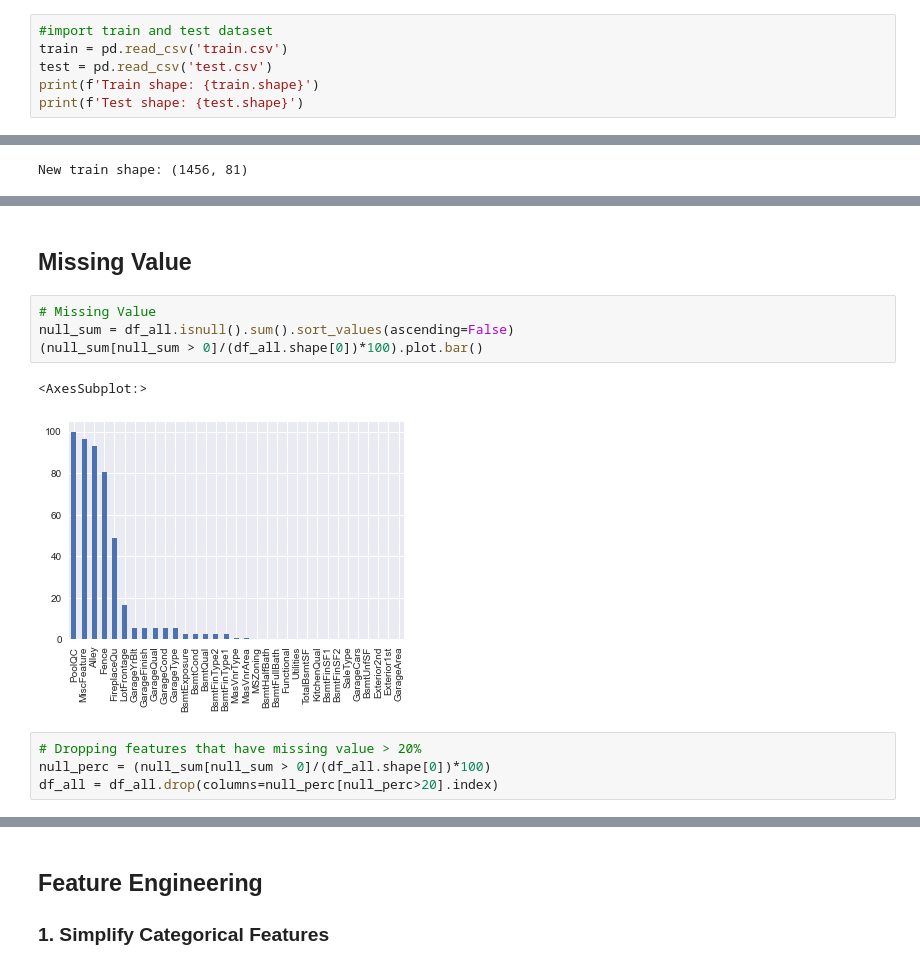
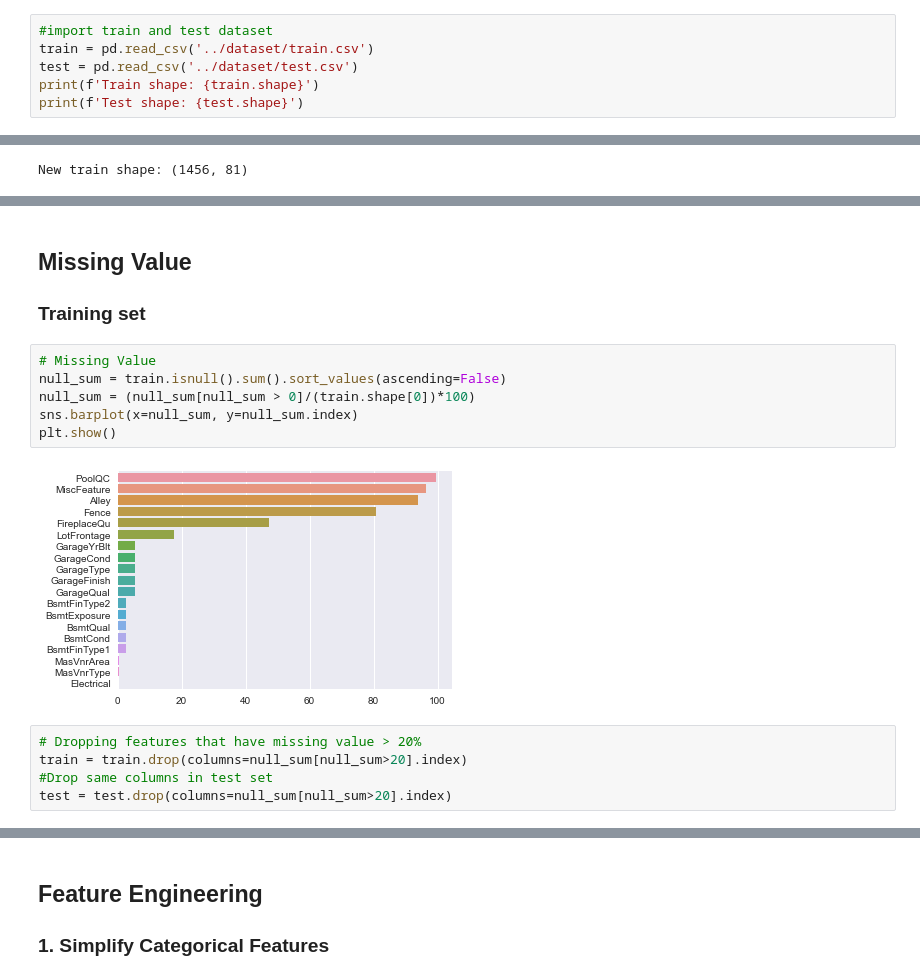
Before and after one commit to wongxingyik/Kaggle-House-Price-Prediction, a Jupyter notebook: Notebook/BlendingEnsemble_StackRegressor.ipynb, the cells around one changed output, grey strips where cells are left out. Cells and saved outputs as stored; diff of their text form.

```diff
--- a/Notebook/BlendingEnsemble_StackRegressor.ipynb
+++ b/Notebook/BlendingEnsemble_StackRegressor.ipynb
@@ -22,8 +23,8 @@ plt.style.use('seaborn')
 ## Import Data
 # %%
 #import train and test dataset
-train = pd.read_csv('train.csv')
-test = pd.read_csv('test.csv')
+train = pd.read_csv('../dataset/train.csv')
+test = pd.read_csv('../dataset/test.csv')
 print(f'Train shape: {train.shape}')
 print(f'Test shape: {test.shape}')
 # %% [output]
@@ -64,13 +57,16 @@ Concated shape: (2915, 79)
 # %% [markdown]
 ## Missing Value
+### Training set
 # %%
 # Missing Value
-null_sum = df_all.isnull().sum().sort_values(ascending=False)
-(null_sum[null_sum > 0]/(df_all.shape[0])*100).plot.bar()
+null_sum = train.isnull().sum().sort_values(ascending=False)
+null_sum = (null_sum[null_sum > 0]/(train.shape[0])*100)
+sns.barplot(x=null_sum, y=null_sum.index)
+plt.show()
 # %% [output]
-<AxesSubplot:>
-[figure, old version]
+[figure, new version]
-# %%
-# Dropping features that have missing value > 20%
-null_perc = (null_sum[null_sum > 0]/(df_all.shape[0])*100)
-df_all = df_all.drop(columns=null_perc[null_perc>20].index)
+# %%
+# Dropping features that have missing value > 20%
+train = train.drop(columns=null_sum[null_sum>20].index)
+#Drop same columns in test set
+test = test.drop(columns=null_sum[null_sum>20].index)
```
Also changed, not shown: parts of 26 cells of this notebook, 9 other files.
